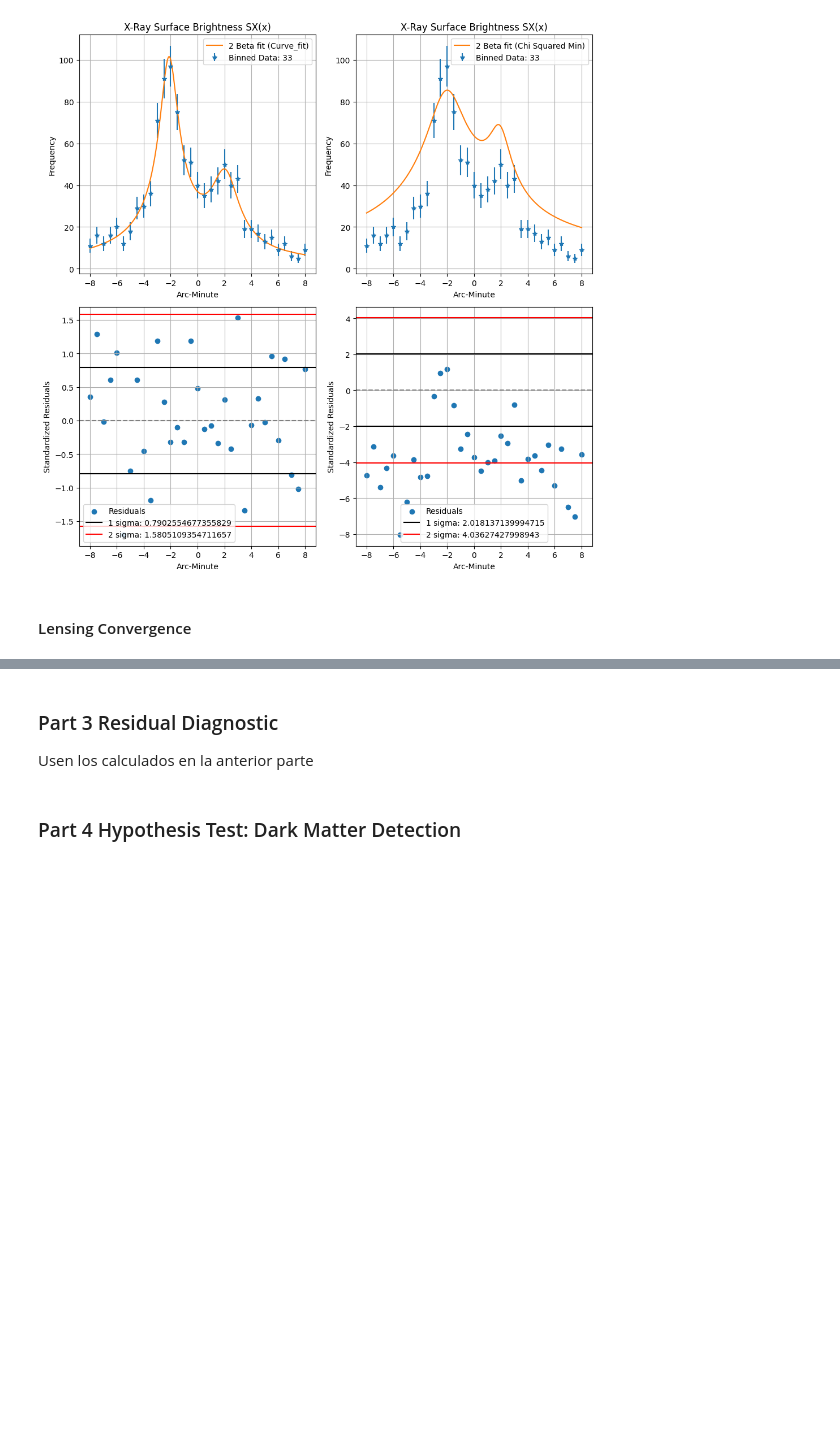
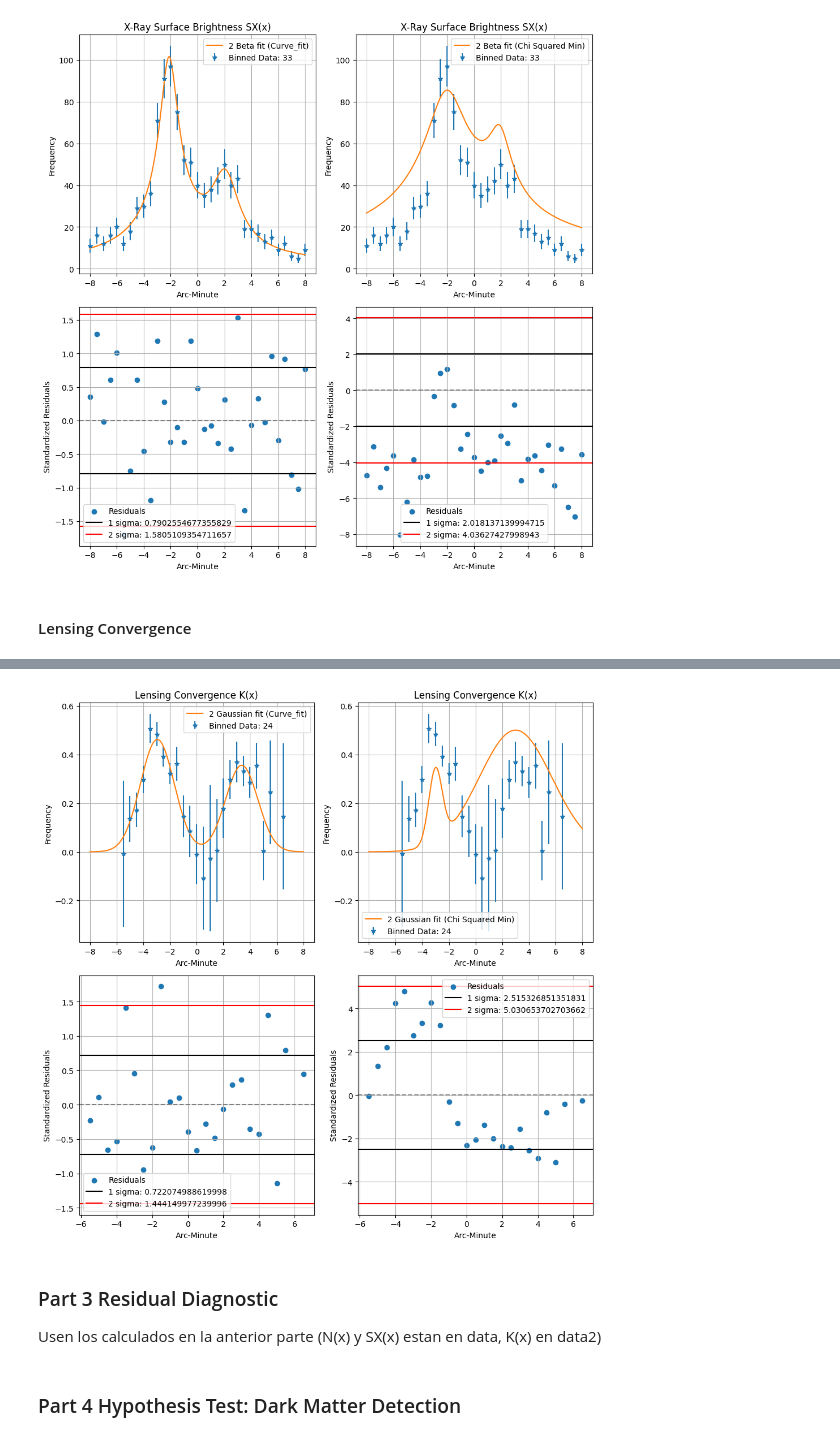
Before and after one commit to jdgv1709/Statistical-Analysis-of-the-Bullet-Cluster-Statistics-1-Course, a Jupyter notebook: Final Exam.ipynb, the cells around one changed output, grey strips where cells are left out. Saved outputs shown, nothing was run; the diff lists cells and outputs as text; code cells hidden in the pictures; blank space fills up the shorter version.

```diff
--- a/Final Exam.ipynb
+++ b/Final Exam.ipynb
@@ -526,6 +622,64 @@ plt.show()
+# %%
+# 2.4: Three-panel figure
+fig, axes = plt.subplots(2, 2, figsize=(10, 10))
+axes[0,0].errorbar(data2["arc_min"],data2["kappa_obs"],yerr=data2["sigma_kappa"],fmt="*", label="Binned Data: "+str(len(data2["arc_min"])))
+axes[0,0].set_ylabel("Frequency")
+axes[0,0].set_xlabel("Arc-Minute")
+#axes[0].set_xlim((0,1))
+axes[0,0].grid("True")
+axes[0,0].plot(x,model_2gauss(x, *popt_k),label="2 Gaussian fit (Curve_fit)")
+axes[0,0].legend()
+axes[0,0].set_title("Lensing Convergence K(x)")
+axes[0,0].grid(True)
+# Panel 2 — Residuals
+#axes[1]: (mu_obs - mu_m3_fit) / sigma_i vs z
+data2["residual_k_curvefit"]= (data2["kappa_obs"]-model_2gauss(data2["arc_min"],*popt_k))/data2["sigma_kappa"]
+axes[1,0].scatter(data2["arc_min"],data2["residual_k_curvefit"],label="Residuals")
+# Add horizontal lines at ±1, ±2 sigma
+axes[1,0].axhline(np.std(data2["residual_k_curvefit"]),color="black")
+axes[1,0].axhline(-1*np.std(data2["residual_k_curvefit"]),label="1 sigma: "+str(np.std(data2["residual_k_curvefit"])),color="black")
+axes[1,0].axhline(2*np.std(data2["residual_k_curvefit"]),color="r",label="2 sigma: "+str(2*np.std(data2["residual_k_curvefit"])))
+axes[1,0].axhline(-2*np.std(data2["residual_k_curvefit"]),color="r")
+# Add horizontal line at 0
+axes[1,0].axhline(0,ls="--",color="gray")
+axes[1,0].legend()
+axes[1,0].grid(True)
+axes[1,0].set_xlabel("Arc-Minute")
+axes[1,0].set_ylabel("Standardized Residuals")
+
+
+axes[0,1].errorbar(data2["arc_min"],data2["kappa_obs"],yerr=data2["sigma_kappa"],fmt="*", label="Binned Data: "+str(len(data2["arc_min"])))
+axes[0,1].set_ylabel("Frequency")
+axes[0,1].set_xlabel("Arc-Minute")
+#axes[0].set_xlim((0,1))
+axes[0,1].grid("True")
+axes[0,1].plot(x,model_2gauss(x, *best_params_k),label="2 Gaussian fit (Chi Squared Min)")
+axes[0,1].legend()
+axes[0,1].set_title("Lensing Convergence K(x)")
+axes[0,1].grid(True)
+# Panel 2 — Residuals
+#axes[1]: (mu_obs - mu_m3_fit) / sigma_i vs z
+data2["residual_k_minimize"]= (data2["kappa_obs"]-model_2gauss(data2["arc_min"],*best_params_k))/data2["sigma_kappa"]
+axes[1,1].scatter(data2["arc_min"],data2["residual_k_minimize"],label="Residuals")
+# Add horizontal lines at ±1, ±2 sigma
+axes[1,1].axhline(np.std(data2["residual_k_minimize"]),color="black")
+axes[1,1].axhline(-1*np.std(data2["residual_k_minimize"]),label="1 sigma: "+str(np.std(data2["residual_k_minimize"])),color="black")
+axes[1,1].axhline(2*np.std(data2["residual_k_minimize"]),color="r",label="2 sigma: "+str(2*np.std(data2["residual_k_minimize"])))
+axes[1,1].axhline(-2*np.std(data2["residual_k_minimize"]),color="r")
+# Add horizontal line at 0
+axes[1,1].axhline(0,ls="--",color="gray")
+axes[1,1].legend()
+axes[1,1].grid(True)
+axes[1,1].set_xlabel("Arc-Minute")
+axes[1,1].set_ylabel("Standardized Residuals")
+plt.tight_layout()
+#plt.savefig('part2_chi2_fit.pdf')
+plt.show()
+# %% [output]
+[figure, added]
 # %% [markdown]
 ### Part 3 Residual Diagnostic
-Usen los calculados en la anterior parte
+Usen los calculados en la anterior parte (N(x) y SX(x) estan en data, K(x) en data2)
 # %% [markdown]
 ### Part 4  Hypothesis Test: Dark Matter Detection
 # %% [markdown]
```
Also changed, not shown: parts of 9 cells of this notebook.
